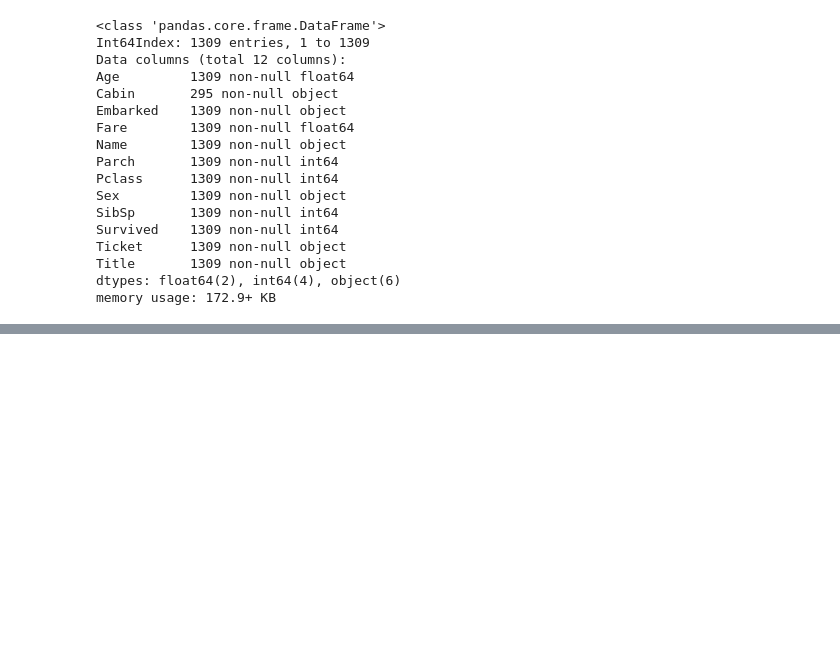
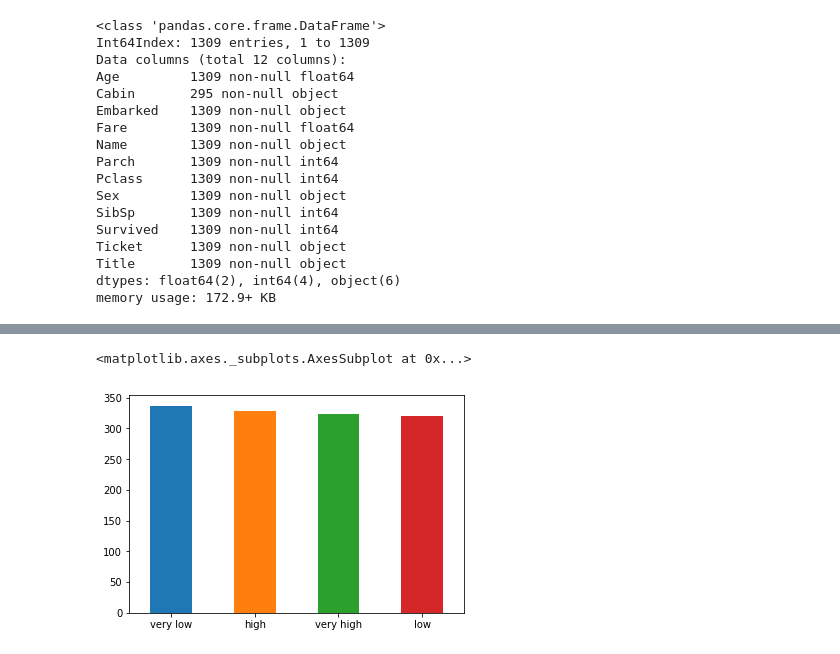
Before and after one commit to graemerenfrew/titanic, a Jupyter notebook: notebooks/2.0-ak-exploring-processing-data.ipynb, the cells around one changed output, grey strips where cells are left out. Cells and saved outputs as stored; diff of their text form; code cells hidden in the pictures; blank space fills up the shorter version.

```diff
--- a/notebooks/2.0-ak-exploring-processing-data.ipynb
+++ b/notebooks/2.0-ak-exploring-processing-data.ipynb
@@ -1014,0 +1137,8 @@ memory usage: 172.9+ KB
+# %%
+# We effectively transform a numerical feature into a categorical feature, to improve understanding
+# We have a similar number of observations in each bin
+# Now stick that on a plot
+pd.qcut(df.Fare, 4, labels=['very low','low','high','very high']).value_counts().plot(kind='bar', rot=0)
+# %% [output]
+<matplotlib.axes._subplots.AxesSubplot at 0x...>
+[figure, added]
```
Also changed, not shown: parts of 18 cells of this notebook.
